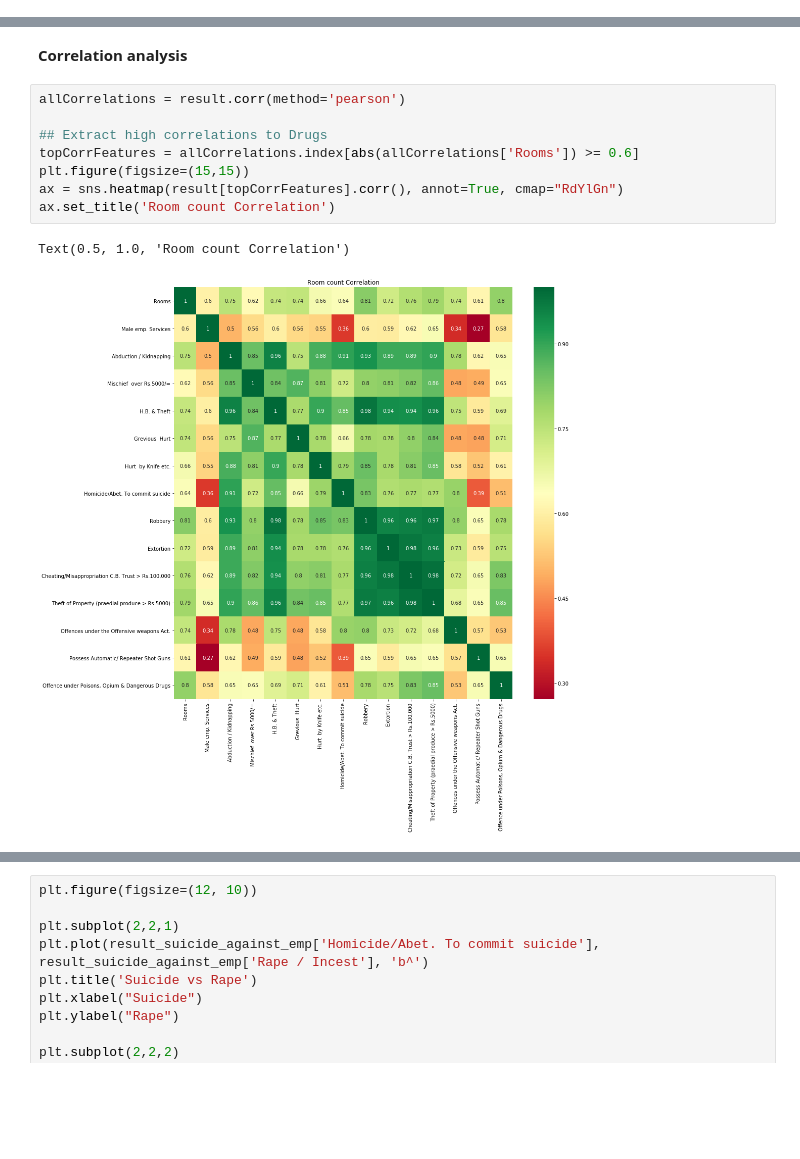
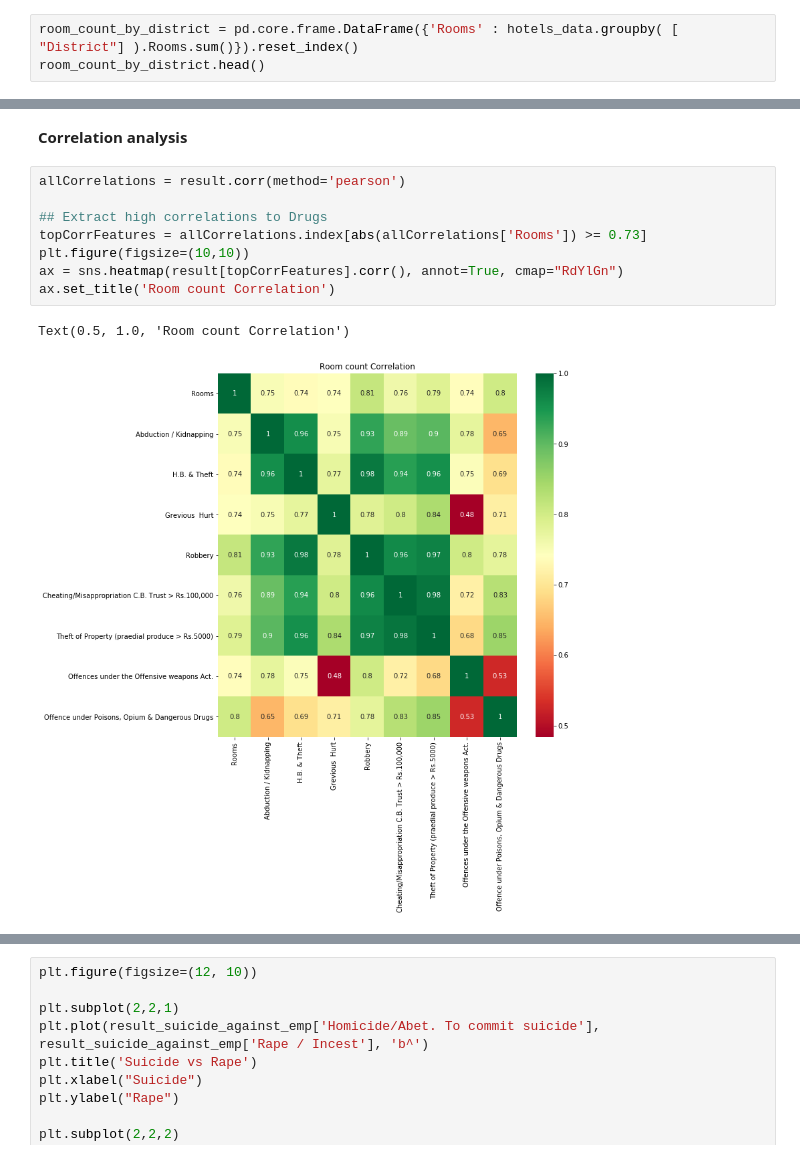
Before and after one commit to PraAnj/gov.lk.data.analysis, a Jupyter notebook: src/crime_analysis.ipynb, the cells around one changed output, grey strips where cells are left out. Drawn from its saved outputs; the diff is of its cells as text; blank space fills up the shorter version.

Commit message:
Save integrated_data and finilizing hypothesis
Signed-off-by: Prageeth Anjula <prageethanjula@gmail.com>

```diff
--- a/src/crime_analysis.ipynb
+++ b/src/crime_analysis.ipynb
@@ -136,0 +116,3 @@ room_count_by_district.head()
+# %%
+room_count_by_district = pd.core.frame.DataFrame({'Rooms' : hotels_data.groupby( [ "District"] ).Rooms.sum()}).reset_index()
+room_count_by_district.head()
@@ -184,14 +174,14 @@ Integrated dataframe shape =  (25, 36)
 # %%
 allCorrelations = result.corr(method='pearson')
 
 ## Extract high correlations to Drugs
-topCorrFeatures = allCorrelations.index[abs(allCorrelations['Rooms']) >= 0.6]
-plt.figure(figsize=(15,15))
+topCorrFeatures = allCorrelations.index[abs(allCorrelations['Rooms']) >= 0.73]
+plt.figure(figsize=(10,10))
 ax = sns.heatmap(result[topCorrFeatures].corr(), annot=True, cmap="RdYlGn")
 ax.set_title('Room count Correlation')
 # %% [output]
 Text(0.5, 1.0, 'Room count Correlation')
-[figure, old version]
+[figure, new version]
 # %%
 result_suicide_against_emp = pd.concat([crime_data.iloc[:,[7,9]], emplyment_data.iloc[:,2:]], axis=1)
 
```
Also changed, not shown: parts of 13 cells of this notebook, 1 other file.
